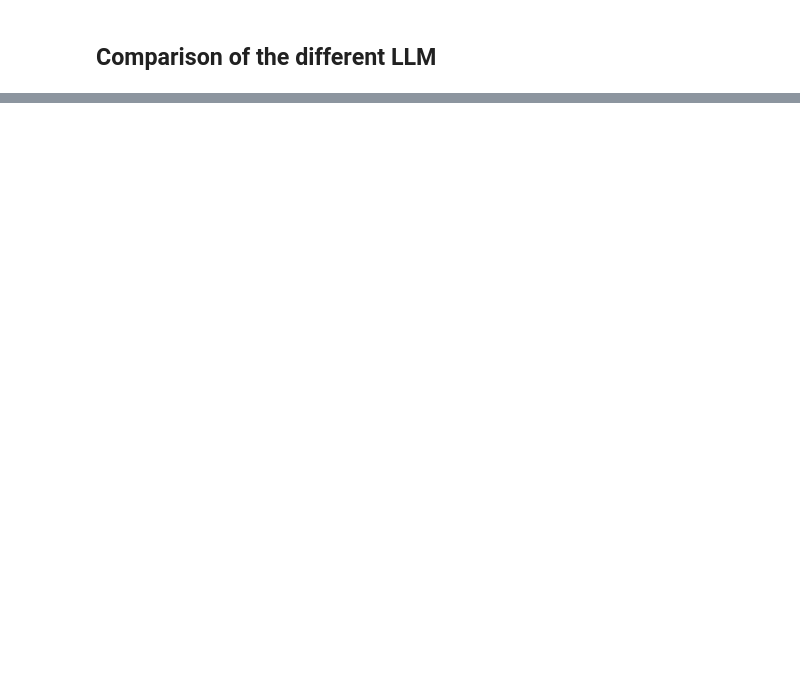
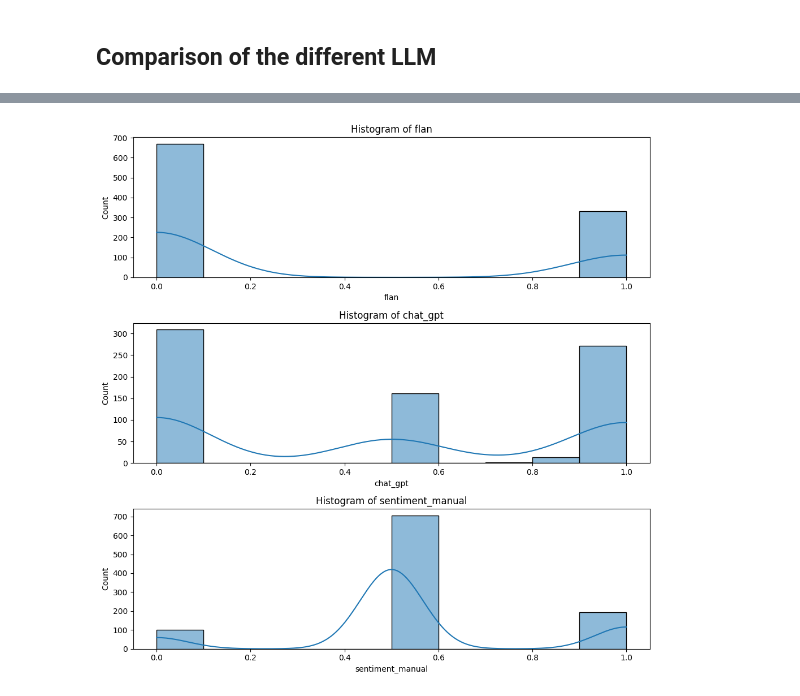
Before and after one commit to syX113/hslu-nlp, a Jupyter notebook: stage2/02-data-annotation.ipynb, the cells around one changed output, grey strips where cells are left out. Saved outputs shown, nothing was run; the diff lists cells and outputs as text; code cells hidden in the pictures; blank space fills up the shorter version.

```diff
--- a/stage2/02-data-annotation.ipynb
+++ b/stage2/02-data-annotation.ipynb
@@ -406,0 +556,14 @@ plt.show()
+# %%
+# Since multiple models just have 0.0, 0.5 and 1.0 as an output
+df_hist = sampled_documents[['flan', 'chat_gpt', 'sentiment_manual']]
+
+plt.figure(figsize=(10,10))
+for i, col in enumerate(df_hist.columns):
+    plt.subplot(3, 1, i+1)
+    sns.histplot(df_hist[col], bins=10, kde=True)
+    plt.title(f"Histogram of {col}")
+
+plt.tight_layout()
+plt.show()
+# %% [output]
+[figure, added]
```
Also changed, not shown: parts of 47 cells of this notebook, 1 other file.
